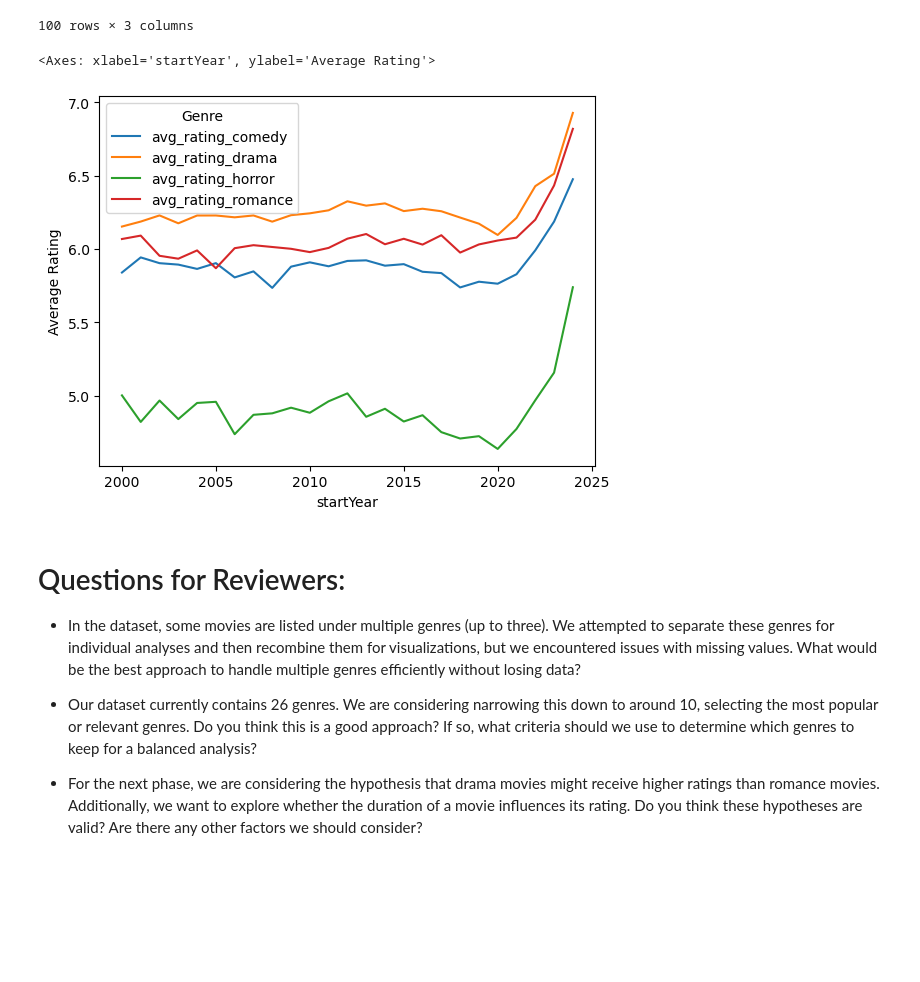
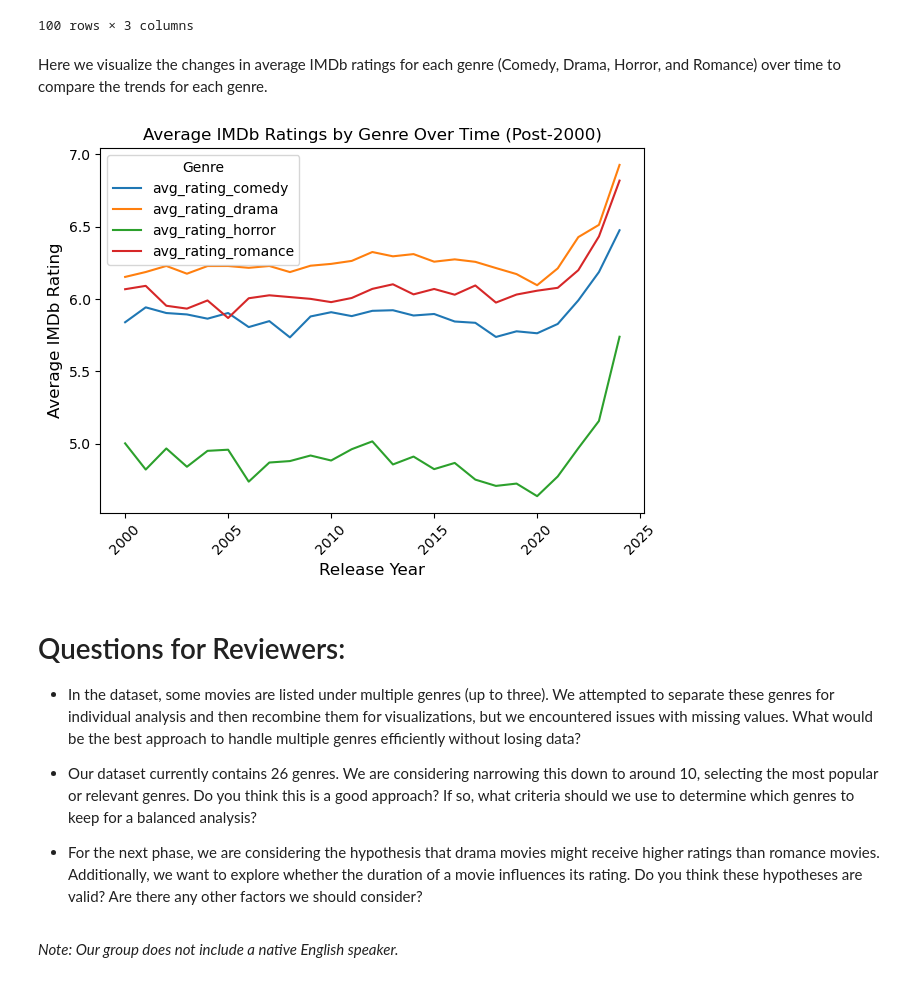
Before and after one commit to mohdLabadi/info2950-finalproject, a Jupyter notebook: phase2.ipynb, the cells around one changed output. Saved outputs shown, nothing was run; the diff lists cells and outputs as text; code cells hidden in the pictures; blank space fills up the shorter version.

```diff
--- a/phase2.ipynb
+++ b/phase2.ipynb
@@ -341,18 +358,17 @@ average_movies_romance.rename(columns={'avg_rating': 'avg_rating_romance'}, inpl
 
 average_movies_horror.rename(columns={'avg_rating': 'avg_rating_horror'}, inplace=True)
 
-meaw1 = pd.merge(average_movies_comedy, average_movies_drama, how='outer', on='startYear')
+avg_genre_ratings1 = pd.merge(average_movies_comedy, average_movies_drama, how='outer', on='startYear')
 
-meaw2 = pd.merge(meaw1, average_movies_horror, on='startYear', how='outer')
+avg_genre_ratings2 = pd.merge(avg_genre_ratings1, average_movies_horror, on='startYear', how='outer')
 
-meaw = pd.merge(meaw2, average_movies_romance, on='startYear', how='outer')
+avg_genre_ratings = pd.merge(avg_genre_ratings2, average_movies_romance, on='startYear', how='outer')
 
-# Step 2: Sort the DataFrame by 'startYear'
-meaw_sorted = meaw.sort_values(by='startYear', ascending=False)
+# Sort the DataFrame by 'startYear'
+avg_genre_ratings_sorted = avg_genre_ratings.sort_values(by='startYear', ascending=False)
 
-# Step 3: Reset the index if desired
-meaw_sorted.reset_index(drop=True, inplace=True)
-print(meaw_sorted)
+avg_genre_ratings_sorted.reset_index(drop=True, inplace=True)
+print(avg_genre_ratings_sorted)
 # %% [output]
     startYear  avg_rating_comedy  avg_rating_drama  avg_rating_horror  \
 0        2024           6.475505          6.927496           5.739228
@@ -374,9 +412,9 @@ print(meaw_sorted)
 # %%
-meaw_long = pd.melt(meaw_sorted, id_vars=['startYear'],
+avg_genre_ratings_long = pd.melt(avg_genre_ratings_sorted, id_vars=['startYear'],
                     value_vars=['avg_rating_comedy', 'avg_rating_drama',
                                 'avg_rating_horror', 'avg_rating_romance'],
                     var_name='Genre', value_name='Average Rating')
-meaw_long
+avg_genre_ratings_long
 # %% [output]
 |  | startYear | Genre | Average Rating |
 | 0 | 2024 | avg_rating_comedy | 6.475505 |
@@ -391,16 +429,24 @@ meaw_long
 | 98 | 2001 | avg_rating_romance | 6.091165 |
 | 99 | 2000 | avg_rating_romance | 6.067949 |
 100 rows × 3 columns
-# %%
-sns.lineplot(data = meaw_long, x = meaw_long['startYear'], y=meaw_long['Average Rating'], hue=meaw_long['Genre'])
-# %% [output]
-<Axes: xlabel='startYear', ylabel='Average Rating'>
-[figure, removed]
+# %% [markdown]
+Here we visualize the changes in average IMDb ratings for each genre (Comedy, Drama, Horror, and Romance) over time to compare the trends for each genre.
+# %%
+sns.lineplot(data=avg_genre_ratings_long, x='startYear', y='Average Rating', hue='Genre')
+plt.title('Average IMDb Ratings by Genre Over Time (Post-2000)')
+plt.xlabel('Release Year', fontsize=12)
+plt.ylabel('Average IMDb Rating', fontsize=12)
+plt.xticks(rotation=45)
+plt.tight_layout()
+# %% [output]
+[figure, added]
 # %% [markdown]
 
 # Questions for Reviewers:
-- In the dataset, some movies are listed under multiple genres (up to three). We attempted to separate these genres for individual analyses and then recombine them for visualizations, but we encountered issues with missing values. What would be the best approach to handle multiple genres efficiently without losing data?
+- In the dataset, some movies are listed under multiple genres (up to three). We attempted to separate these genres for individual analysis and then recombine them for visualizations, but we encountered issues with missing values. What would be the best approach to handle multiple genres efficiently without losing data?
 
 - Our dataset currently contains 26 genres. We are considering narrowing this down to around 10, selecting the most popular or relevant genres. Do you think this is a good approach? If so, what criteria should we use to determine which genres to keep for a balanced analysis?
 
 - For the next phase, we are considering the hypothesis that drama movies might receive higher ratings than romance movies. Additionally, we want to explore whether the duration of a movie influences its rating. Do you think these hypotheses are valid? Are there any other factors we should consider?
+# %% [markdown]
+_Note: Our group does not include a native English speaker._
```
Also changed, not shown: parts of 17 cells of this notebook.
